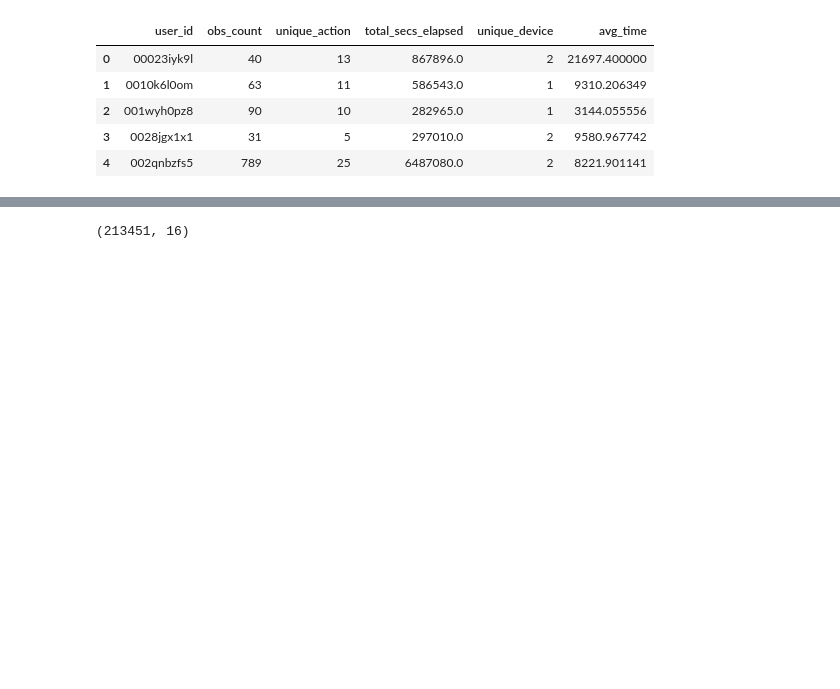
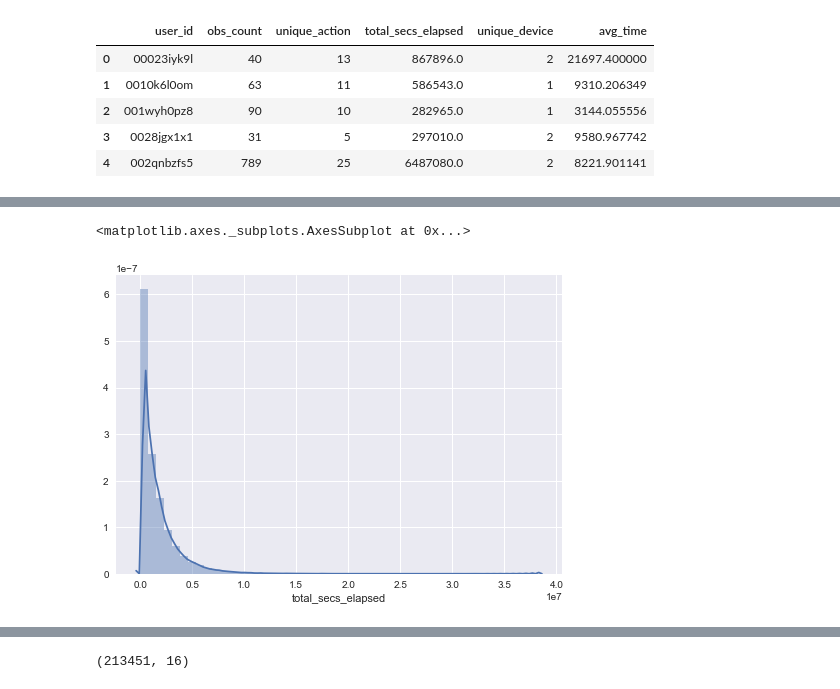
Before and after one commit to bkennedy04/msia420_airbnb_prediction, a Jupyter notebook: src/Airbnb 2.26.18 - Data Cleansing & Feature Creation.ipynb, the cells around one changed output, grey strips where cells are left out. Drawn from its saved outputs; the diff is of its cells as text; code cells hidden in the pictures; blank space fills up the shorter version.

```diff
--- a/src/Airbnb 2.26.18 - Data Cleansing & Feature Creation.ipynb
+++ b/src/Airbnb 2.26.18 - Data Cleansing & Feature Creation.ipynb
@@ -610,0 +467,5 @@ train.head()
+# %%
+sn.distplot(session_v2['total_secs_elapsed'])
+# %% [output]
+<matplotlib.axes._subplots.AxesSubplot at 0x...>
+[figure, added]
```
Also changed, not shown: parts of 88 cells of this notebook.
